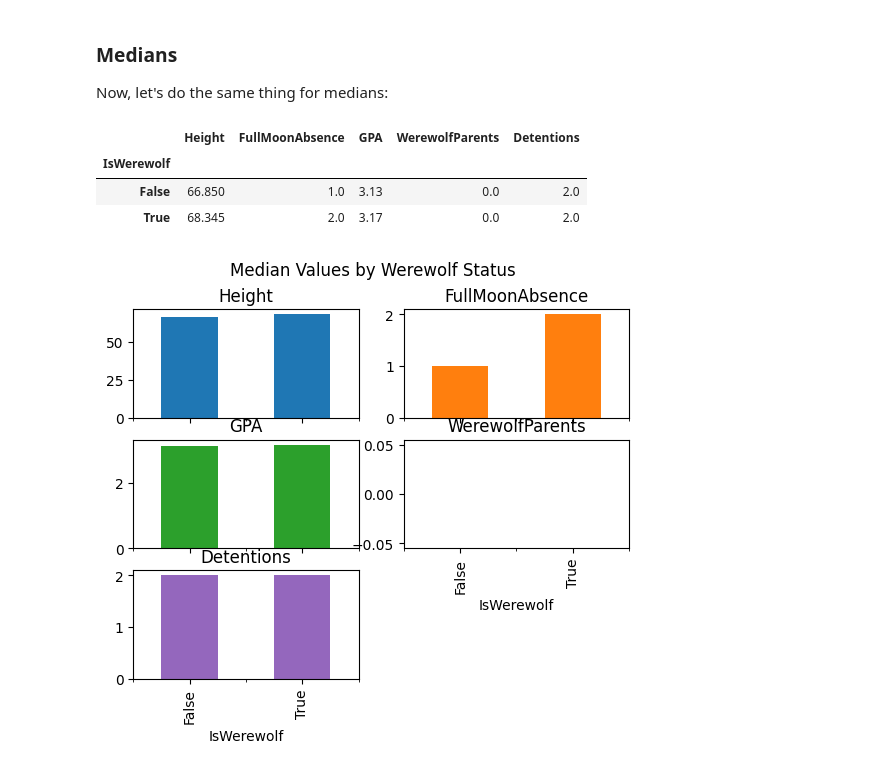
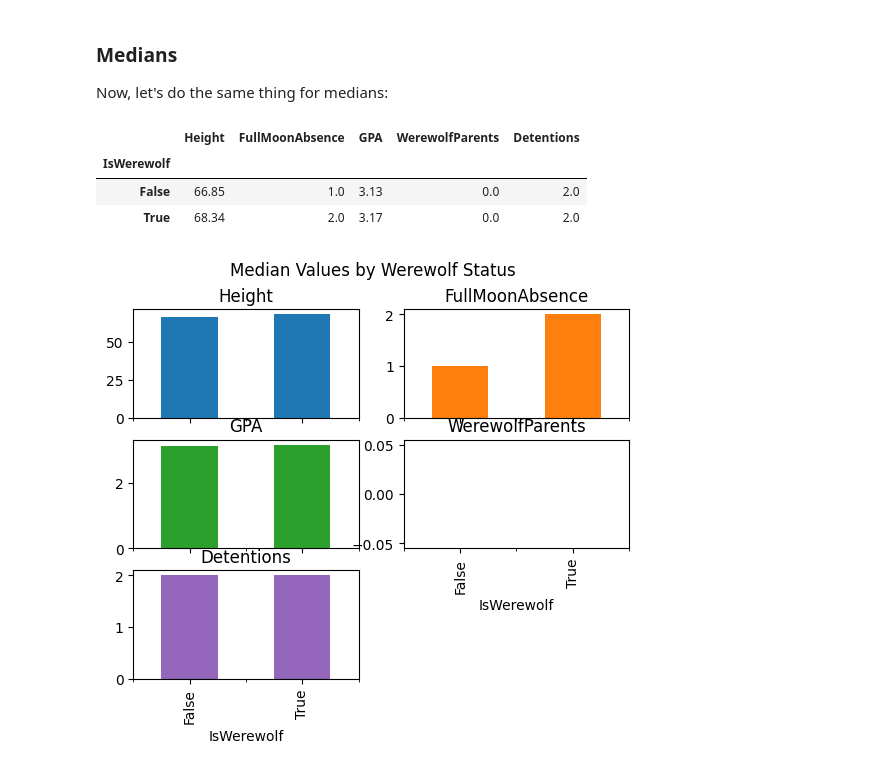
Before and after one commit to brendanpshea/A-Little-More-Logical, a Jupyter notebook: StatisticsWithWerewolves.ipynb, the cells around one changed output. Saved outputs shown, nothing was run; the diff lists cells and outputs as text; code cells hidden in the pictures.

```diff
--- a/StatisticsWithWerewolves.ipynb
+++ b/StatisticsWithWerewolves.ipynb
@@ -165,12 +161,12 @@ In summary, these mean values offer a blend of expected and unexpected insights.
 Now, let's do the same thing for medians:
 # %%
 median_values = school_df.groupby('IsWerewolf').median(numeric_only=True)
-median_values
+round(median_values,2)
 # %% [output]
 |  | Height | FullMoonAbsence | GPA | WerewolfParents | Detentions |
 | IsWerewolf |  |  |  |  |  |
-| False | 66.850 | 1.0 | 3.13 | 0.0 | 2.0 |
-| True | 68.345 | 2.0 | 3.17 | 0.0 | 2.0 |
+| False | 66.85 | 1.0 | 3.13 | 0.0 | 2.0 |
+| True | 68.34 | 2.0 | 3.17 | 0.0 | 2.0 |
 # %%
 # A bar graph
 median_values.plot.bar(
```
Also changed, not shown: parts of 6 cells of this notebook.
